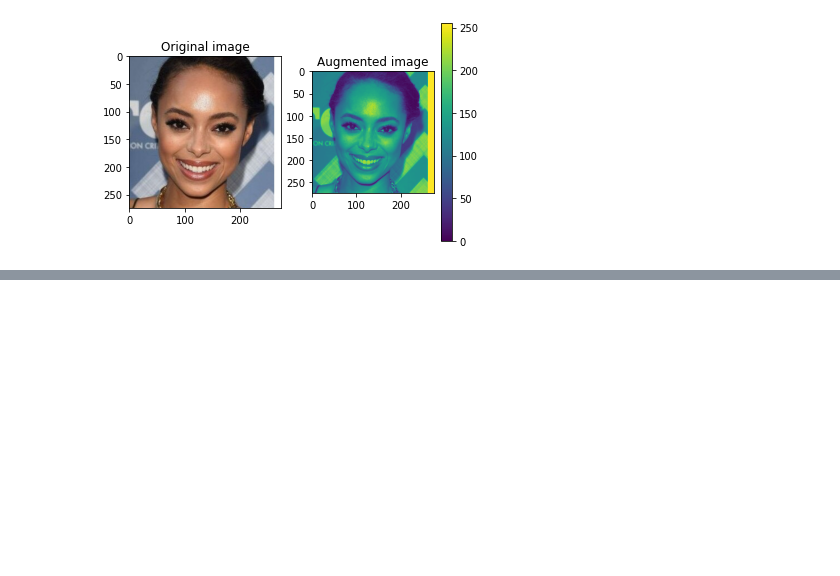
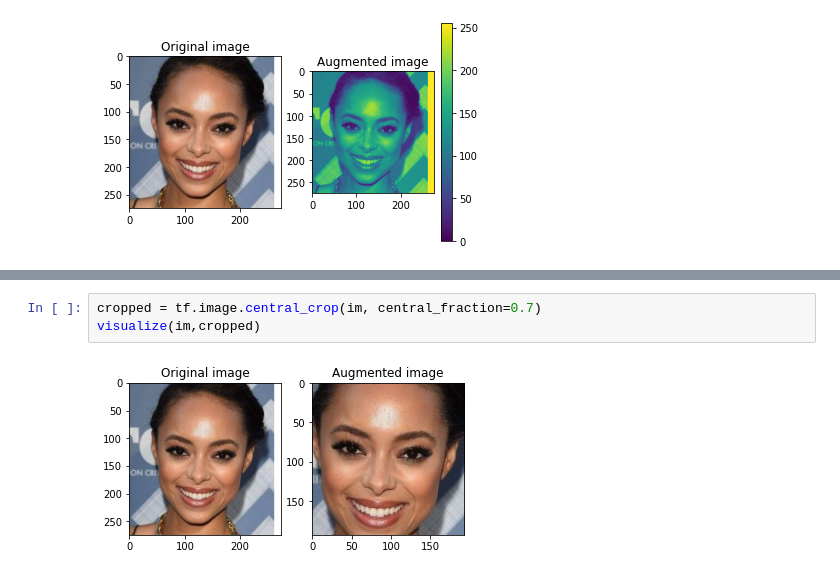
Before and after one commit to pradeepprasad/Machine_Learning_Workspace, a Jupyter notebook: Data_augmentation_01.ipynb, the cells around one changed output, grey strips where cells are left out. Drawn from its saved outputs; the diff is of its cells as text; blank space fills up the shorter version.

```diff
--- a/Data_augmentation_01.ipynb
+++ b/Data_augmentation_01.ipynb
@@ -78,0 +89,5 @@ _ = plt.colorbar()
+# %%
+cropped = tf.image.central_crop(im, central_fraction=0.7)
+visualize(im,cropped)
+# %% [output]
+[figure, added]
```
Also changed, not shown: parts of 4 cells of this notebook.
